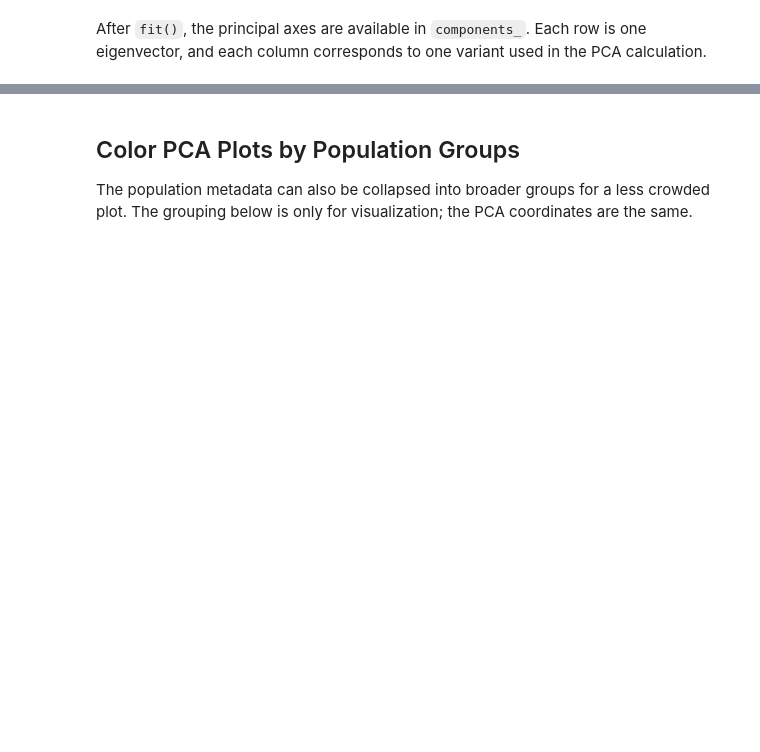
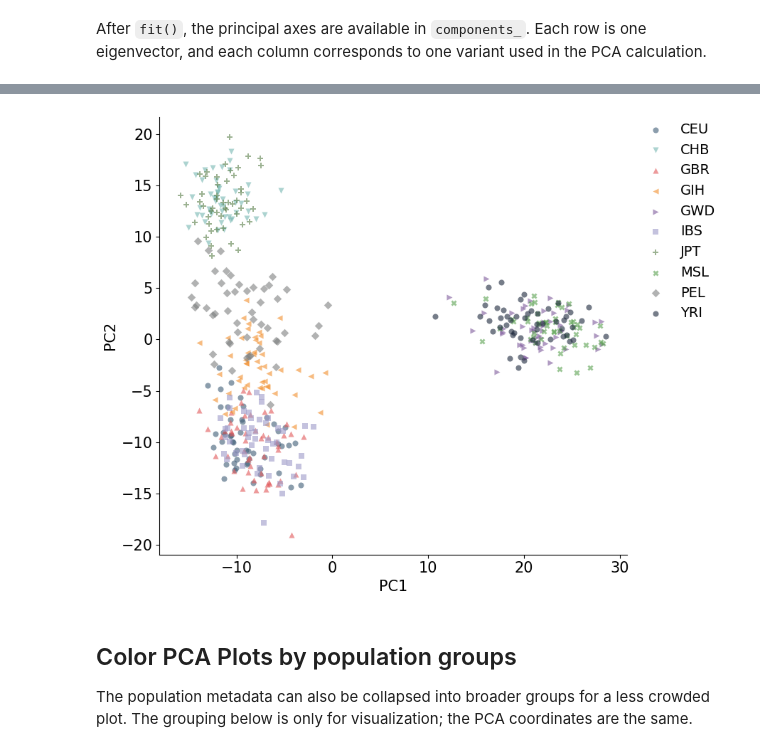
Before and after one commit to AI-sandbox/snputils, a Jupyter notebook: docs/tutorials/pca.ipynb, the cells around one changed output, grey strips where cells are left out. Drawn from its saved outputs; the diff is of its cells as text; code cells hidden in the pictures; blank space fills up the shorter version.

```diff
--- a/docs/tutorials/pca.ipynb
+++ b/docs/tutorials/pca.ipynb
@@ -143,8 +207,10 @@ coords_gpu_df.head()
 # %%
-plot_embedding(coords_gpu_df, title="1000 Genomes PCA: PyTorch exact SVD", hue="population")
+plot_embedding(coords_gpu_df, hue="population")
 plt.show()
+# %% [output]
+[figure, added]
 # %% [markdown]
-## Color PCA Plots by Population Groups
+## Color PCA Plots by population groups
 
 The population metadata can also be collapsed into broader groups for a less crowded plot. The grouping below is only for visualization; the PCA coordinates are the same.
 # %%
```
Also changed, not shown: parts of 22 cells of this notebook, 2 other files.
